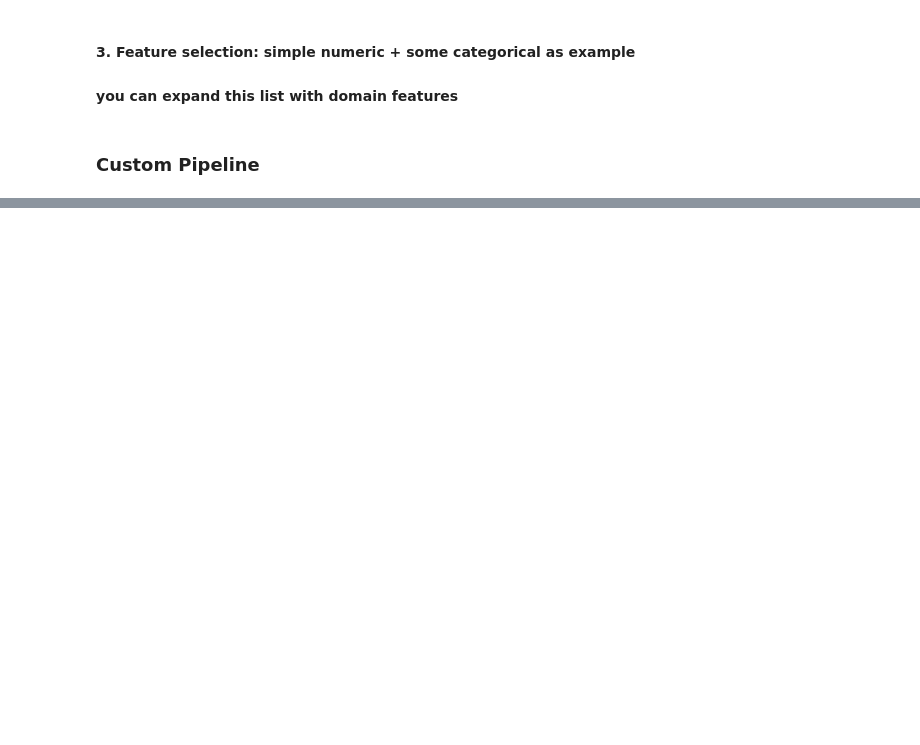
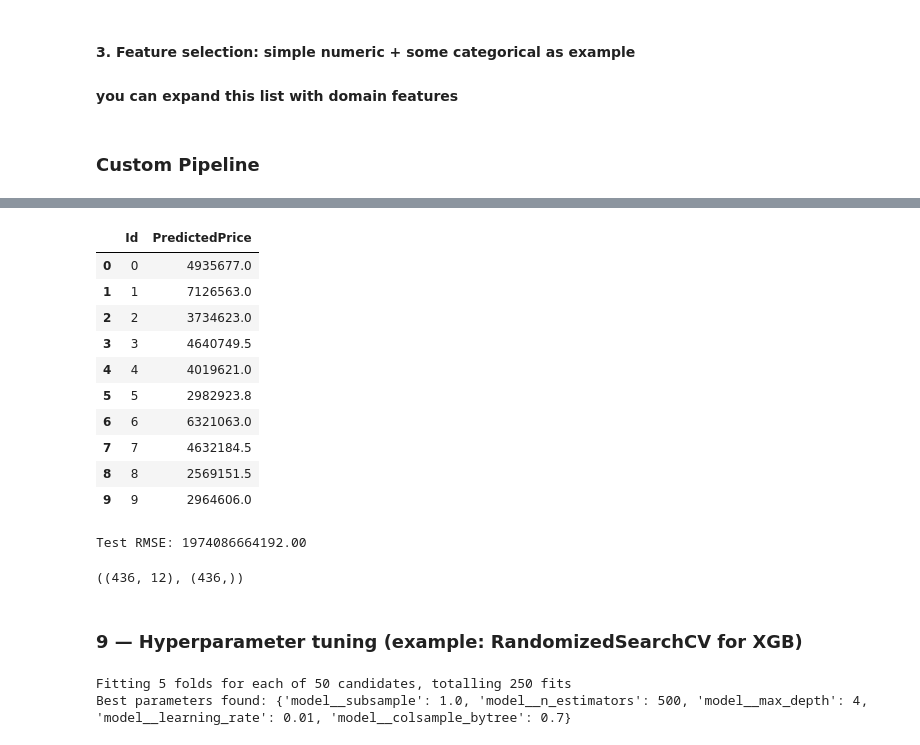
Before and after one commit to AtaullahMasum/Machine-Learning-Project, a Jupyter notebook: House Price Prediction/src/all_step_in_one_file.ipynb, the cells around one changed output, grey strips where cells are left out. Saved outputs shown, nothing was run; the diff lists cells and outputs as text; code cells hidden in the pictures; blank space fills up the shorter version.

```diff
--- a/House Price Prediction/src/all_step_in_one_file.ipynb
+++ b/House Price Prediction/src/all_step_in_one_file.ipynb
@@ -79,0 +214,15 @@ preprocessor1 = ColumnTransformer(transformers=[
+# %%
+out = pd.read_csv('../data/submission.csv', index_col=False)
+out.head(10)
+# %% [output]
+|  | Id | PredictedPrice |
+| 0 | 0 | 4935677.0 |
+| 1 | 1 | 7126563.0 |
+| 2 | 2 | 3734623.0 |
+| 3 | 3 | 4640749.5 |
+| 4 | 4 | 4019621.0 |
+| 5 | 5 | 2982923.8 |
+| 6 | 6 | 6321063.0 |
+| 7 | 7 | 4632184.5 |
+| 8 | 8 | 2569151.5 |
+| 9 | 9 | 2964606.0 |
@@ -79,0 +235,44 @@ preprocessor1 = ColumnTransformer(transformers=[
+# %%
+print(f"Test RMSE: {rmse:.2f}")
+# %% [output]
+Test RMSE: 1974086664192.00
+# %%
+X.shape, y.shape
+# %% [output]
+((436, 12), (436,))
+# %% [markdown]
+### 9 — Hyperparameter tuning (example: RandomizedSearchCV for XGB)
+# %%
+from sklearn.model_selection import RandomizedSearchCV, KFold
+from sklearn.pipeline import Pipeline
+from xgboost import XGBRegressor
+
+#kf = KFold(n_splits=5, shuffle=True, random_state=42)
+
+
+
+param_grid = {
+    'model__n_estimators': [100, 200, 500, 800, 1000, 1500],
+    'model__max_depth': [2, 4, 6, 8, 10, 12],
+    'model__learning_rate': [0.01, 0.05, 0.1, 0.2, 0.3],
+    'model__subsample': [0.6, 0.7, 0.8, 0.9, 1.0],
+    'model__colsample_bytree': [0.6, 0.7, 0.8, 0.9, 1.0]
+}
+
+rs = RandomizedSearchCV(
+    estimator=pipe_xgb,
+    param_distributions=param_grid,
+    n_iter=50,
+    scoring='neg_root_mean_squared_error',
+    cv=kf,
+    verbose=2,
+    random_state=42,
+    n_jobs=-1
+)
+
+rs.fit(X, y)
+
+print("Best parameters found:", rs.best_params_)
+# %% [output]
+Fitting 5 folds for each of 50 candidates, totalling 250 fits
+Best parameters found: {'model__subsample': 1.0, 'model__n_estimators': 500, 'model__max_depth': 4, 'model__learning_rate': 0.01, 'model__colsample_bytree': 0.7}
```
Also changed, not shown: parts of 35 cells of this notebook, 3 other files.
